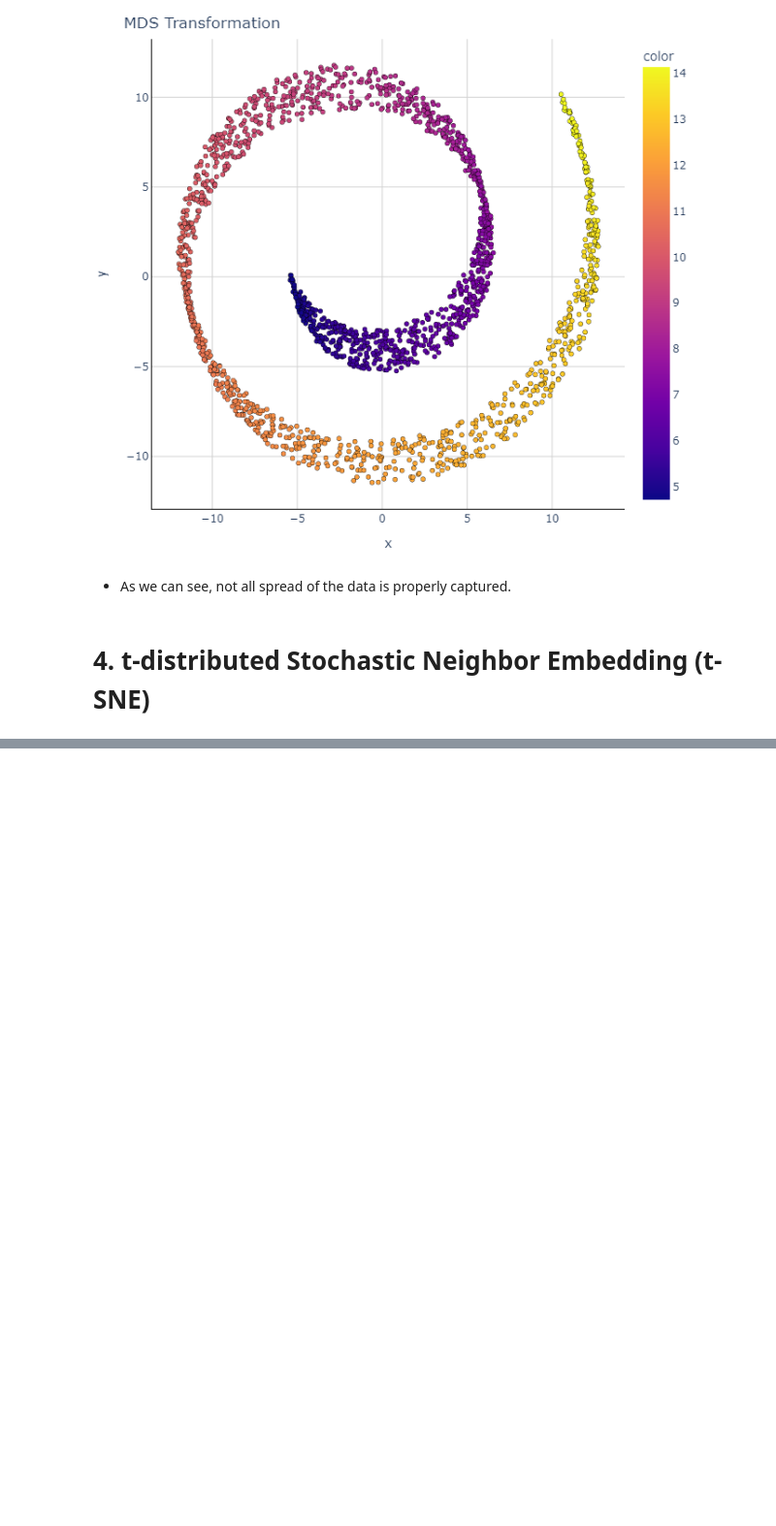
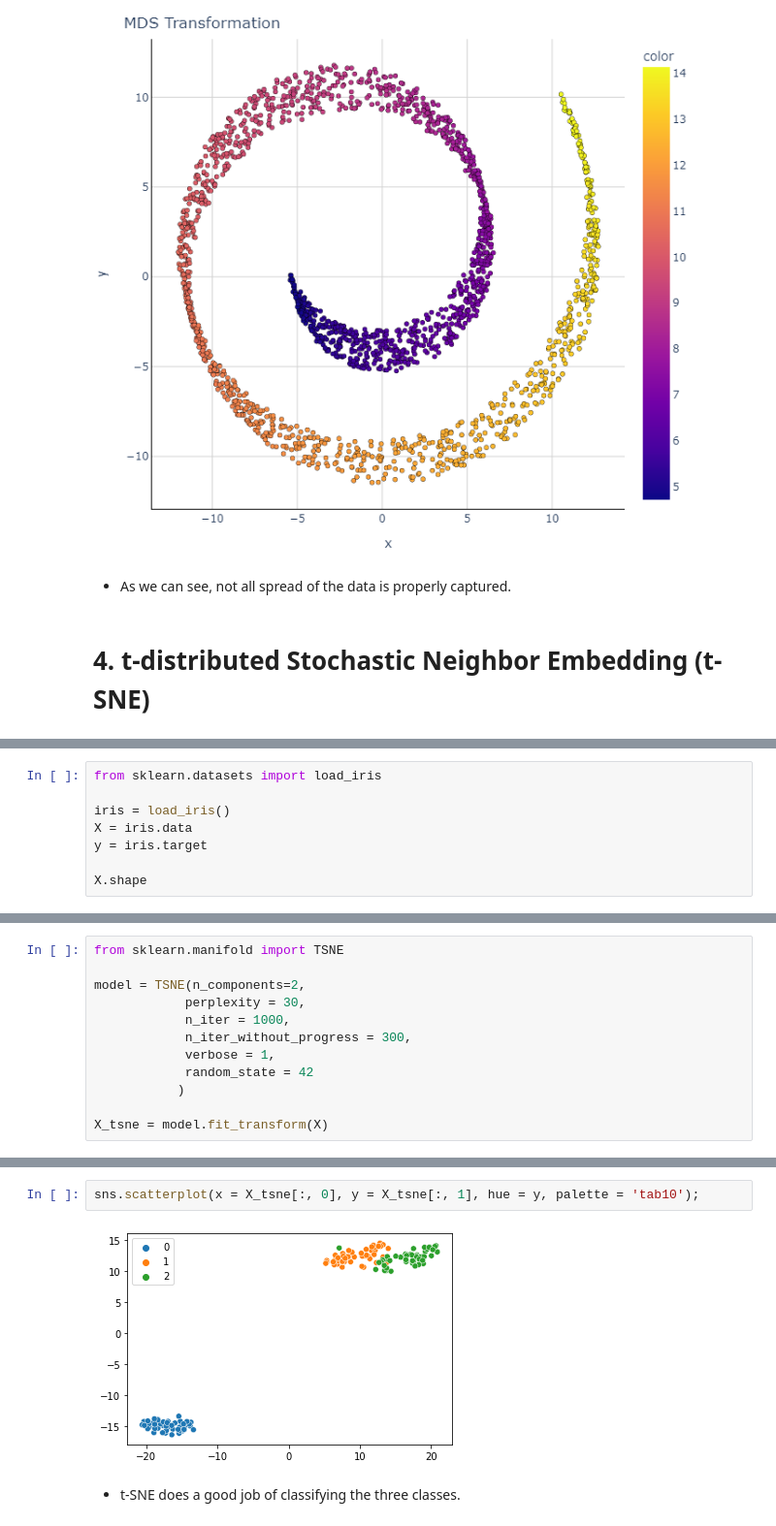
Before and after one commit to faheemrajwadkar/Dimensionality-Reduction, a Jupyter notebook: Dimensionality Reduction Techniques.ipynb, the cells around one changed output, grey strips where cells are left out. Shown at 97% size. Saved outputs shown, nothing was run; the diff lists cells and outputs as text; blank space fills up the shorter version.

```diff
--- a/Dimensionality Reduction Techniques.ipynb
+++ b/Dimensionality Reduction Techniques.ipynb
@@ -390,0 +395,8 @@ fig.show();
+# %%
+from sklearn.datasets import load_iris
+
+iris = load_iris()
+X = iris.data
+y = iris.target
+
+X.shape
@@ -390,0 +405,12 @@ fig.show();
+# %%
+from sklearn.manifold import TSNE
+
+model = TSNE(n_components=2,
+            perplexity = 30,
+            n_iter = 1000,
+            n_iter_without_progress = 300,
+            verbose = 1,
+            random_state = 42
+           )
+
+X_tsne = model.fit_transform(X)
@@ -390,0 +433,6 @@ fig.show();
+# %%
+sns.scatterplot(x = X_tsne[:, 0], y = X_tsne[:, 1], hue = y, palette = 'tab10');
+# %% [output]
+[figure, added]
+# %% [markdown]
+- t-SNE does a good job of classifying the three classes.
```
Also changed, not shown: parts of 6 cells of this notebook.
